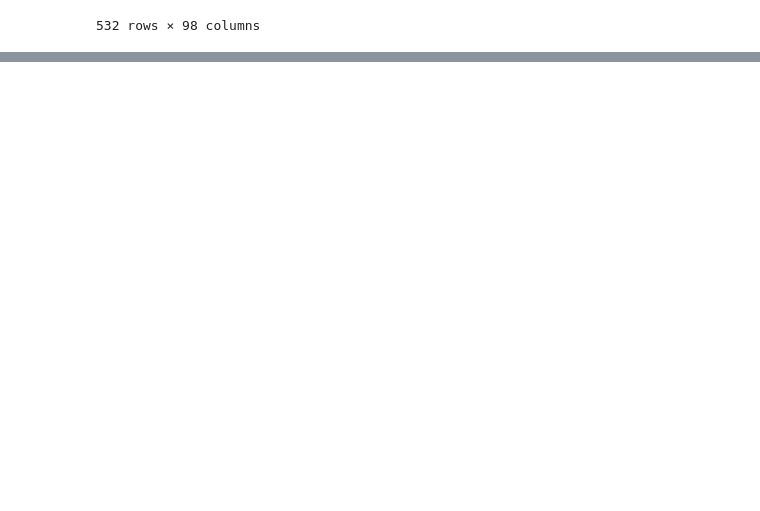
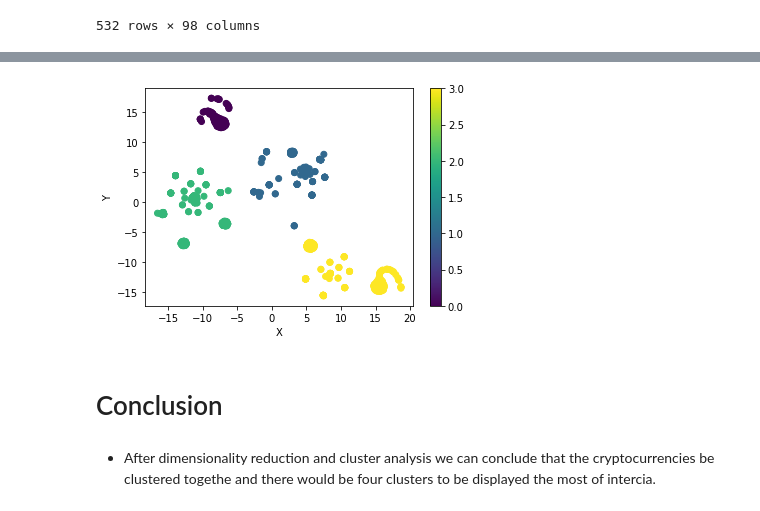
Before and after one commit to makbarish/Unsupervised-Machine-Learning-Challenge, a Jupyter notebook: UML_CryptocurrencyClusters.ipynb, the cells around one changed output, grey strips where cells are left out. Drawn from its saved outputs; the diff is of its cells as text; code cells hidden in the pictures; blank space fills up the shorter version.

```diff
--- a/UML_CryptocurrencyClusters.ipynb
+++ b/UML_CryptocurrencyClusters.ipynb
@@ -210,0 +305,22 @@ from sklearn.preprocessing import StandardScaler
+# %%
+X_pca_tsne = pd.DataFrame(X_pca_tsne)
+# X_pca_tsne
+# %%
+
+def get_clusters(k, data):
+    # Initialize the K-Means model
+    model = KMeans(n_clusters=k, random_state=0)
+
+    # Train the model
+    model.fit(data)
+
+    # Predict clusters
+    predictions = model.predict(data)
+
+    # Create return DataFrame with predicted clusters
+    data["class"] = model.labels_
+
+    return data
+# %%
+clusters = get_clusters(4, X_pca_tsne)
+clusters
@@ -210,0 +341,5 @@ from sklearn.preprocessing import StandardScaler
+# %%
+clusters = pd.DataFrame(clusters)
+clusters = clusters.rename(columns = {0:'ColumnOne'})
+clusters = clusters.rename(columns = {1:'ColumnTwo'})
+clusters
@@ -210,0 +360,16 @@ from sklearn.preprocessing import StandardScaler
+# %%
+def show_clusters(df):
+    plt.scatter(df["ColumnOne"], df["ColumnTwo"], c=df['class'])
+    plt.xlabel('X')
+    plt.ylabel('Y')
+    plt.colorbar()
+    plt.show()
+
+
+show_clusters(clusters)
+# %% [output]
+[figure, added]
+# %% [markdown]
+# Conclusion
+# %% [markdown]
+- After dimensionality reduction and cluster analysis we can conclude that the cryptocurrencies be clustered togethe and there would be four clusters to be displayed the most of intercia.
```
Also changed, not shown: parts of 15 cells of this notebook.
